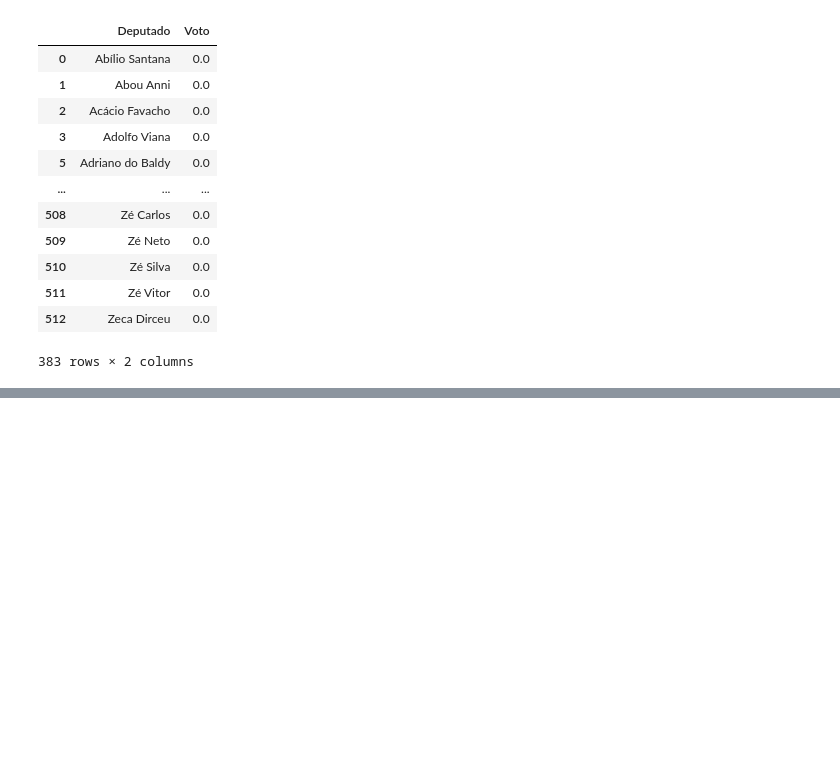
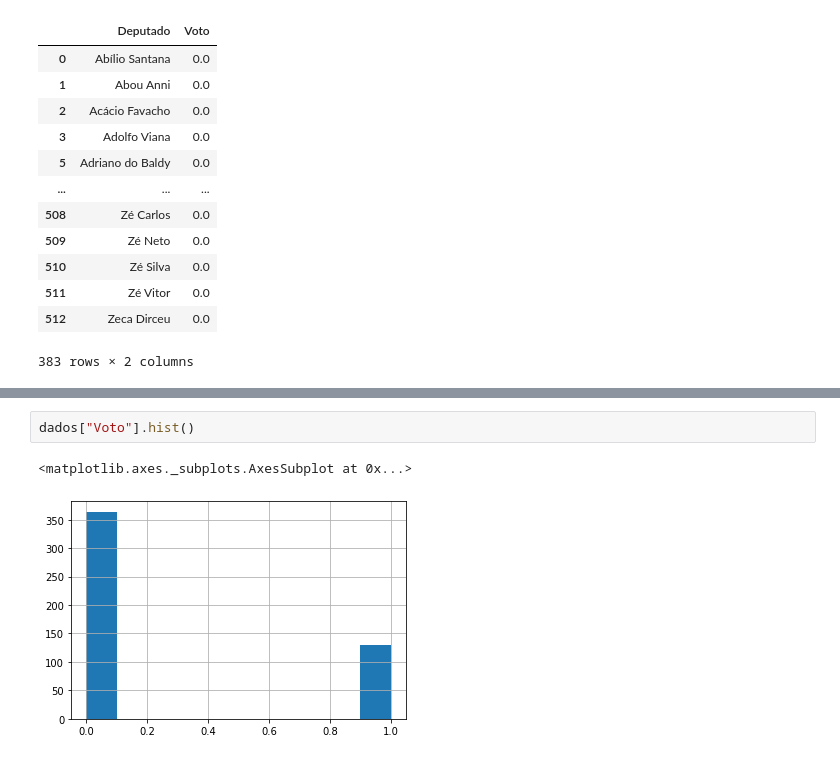
Before and after one commit to pcpiscator/Ciencia-de-dados, a Jupyter notebook: camara_X_stf.ipynb, the cells around one changed output, grey strips where cells are left out. Saved outputs shown, nothing was run; the diff lists cells and outputs as text; blank space fills up the shorter version.

```diff
--- a/camara_X_stf.ipynb
+++ b/camara_X_stf.ipynb
@@ -228,0 +241,5 @@ dados.query("Voto != 1")[['Deputado',"Voto"]]
+# %%
+dados["Voto"].hist()
+# %% [output]
+<matplotlib.axes._subplots.AxesSubplot at 0x...>
+[figure, added]
```
Also changed, not shown: parts of 4 cells of this notebook.
